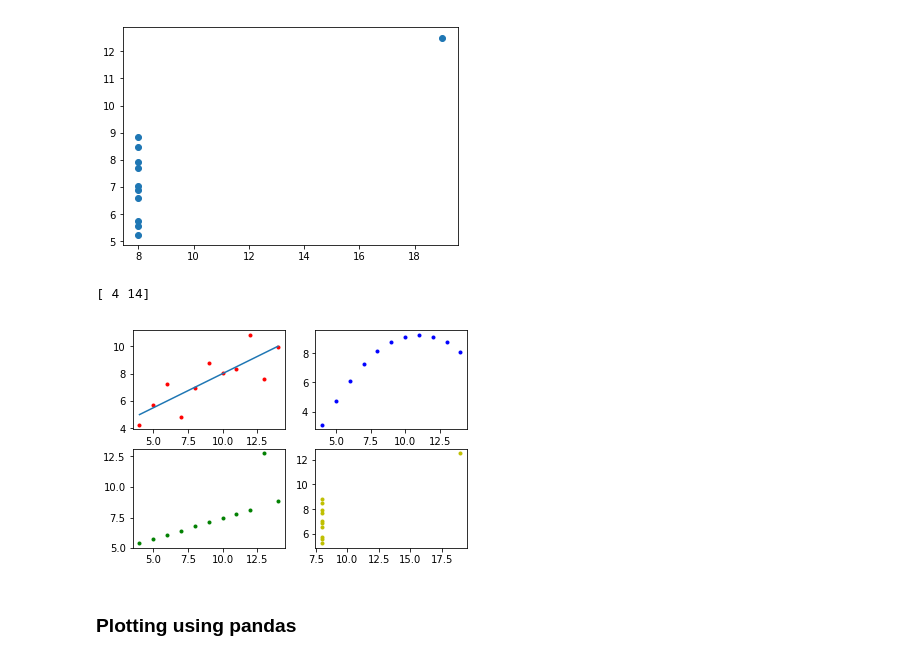
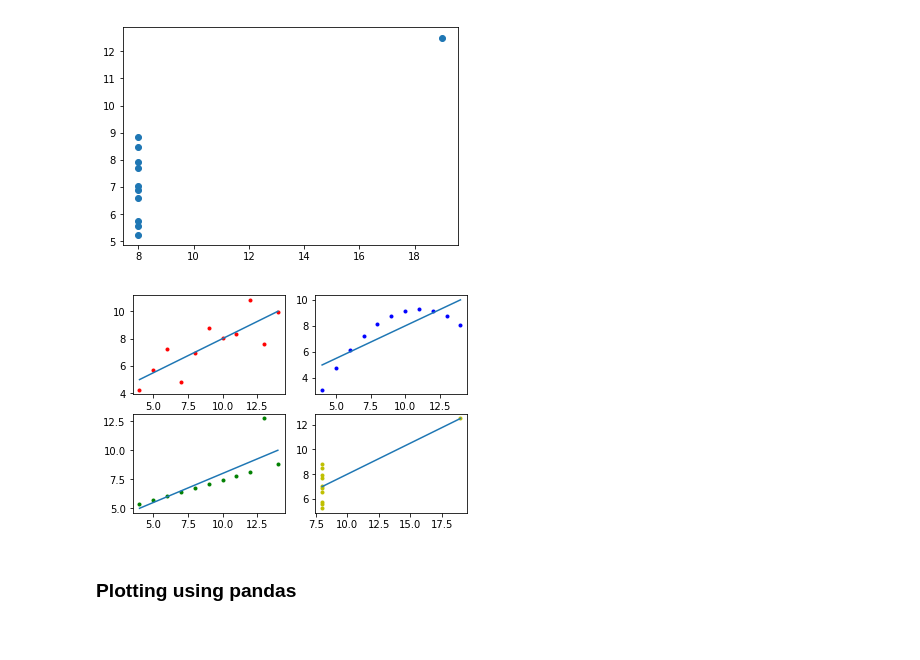
Before and after one commit to declanbarr/anscombes-quartet, a Jupyter notebook: anscombes-quartet.ipynb, the cells around one changed output. Saved outputs shown, nothing was run; the diff lists cells and outputs as text; code cells hidden in the pictures.

Commit message:
Linear regression lines created for subplots 2, 3 and 4

```diff
--- a/anscombes-quartet.ipynb
+++ b/anscombes-quartet.ipynb
@@ -75,35 +75,34 @@ plt.show()
 # %%
 # Subplots from https://matplotlib.org/gallery/specialty_plots/anscombe.html
 # Linear regression plotting from https://plot.ly/matplotlib/linear-fits/
 # Linear regression line was determined below (in Descriptive Statistics section) to be equal to y = 0.5x + 3.00
 
 import numpy as np
 
 # Function to return minimum x values to produce linear regression line
 def xLine(xVal):
     return np.array([np.min(xVal), np.max(xVal)])
 
 # Function to return y values for passed x values to produce linear regression line
 def yLine(xArray):
     return 0.5 * xArray  + 3.00
 
 
 plt.subplot(221)
 plt.plot(x1, y1, 'r.', xLine(x1), yLine(xLine(x1)))
 
 plt.subplot(222)
-plt.plot(x2, y2, 'b.')
+plt.plot(x2, y2, 'b.', xLine(x2), yLine(xLine(x2)))
 
 plt.subplot(223)
-plt.plot(x3, y3, 'g.')
+plt.plot(x3, y3, 'g.', xLine(x3), yLine(xLine(x3)))
 
 plt.subplot(224)
-plt.plot(x4, y4, 'y.')
+plt.plot(x4, y4, 'y.', xLine(x4), yLine(xLine(x4)))
 
 plt.show()
 # %% [output]
-[ 4 14]
-[figure, old version]
+[figure, new version]
 # %% [markdown]
 ### Plotting using pandas
 # %%
```
Also changed, not shown: parts of 4 cells of this notebook.
